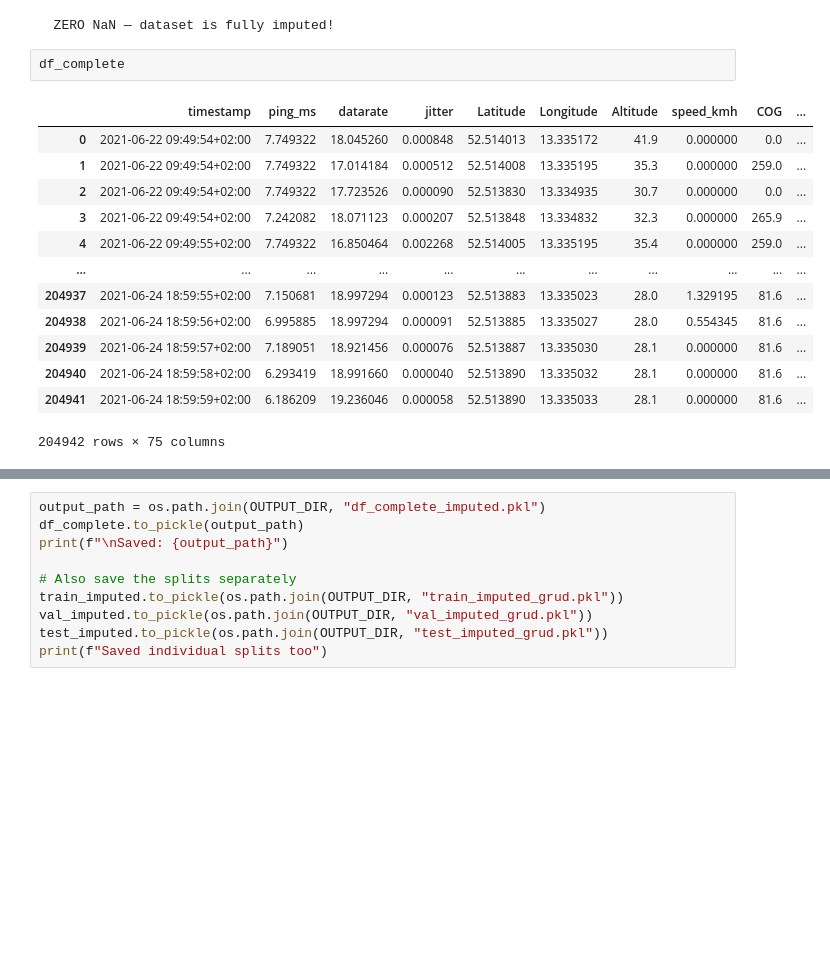
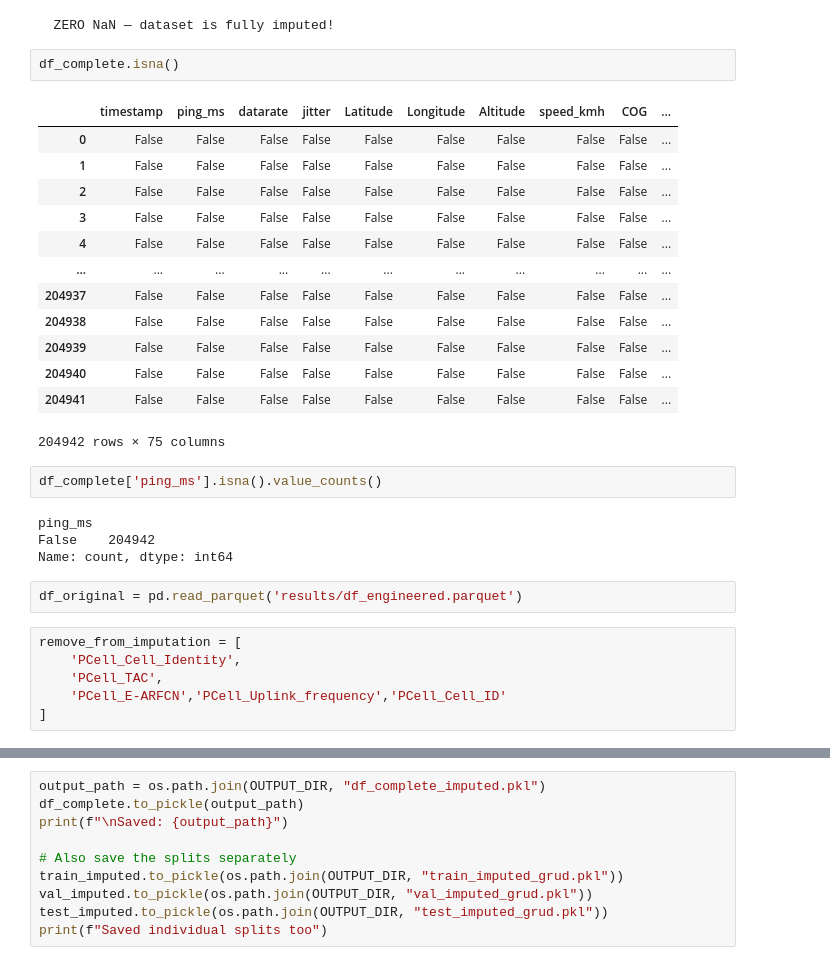
Before and after one commit to adikansara23-oss/ML-V2X-Project, a Jupyter notebook: Berlin V2X Implementation/009. Imputation.ipynb, the cells around one changed output, grey strips where cells are left out. Saved outputs shown, nothing was run; the diff lists cells and outputs as text; blank space fills up the shorter version.

```diff
--- a/Berlin V2X Implementation/009. Imputation.ipynb
+++ b/Berlin V2X Implementation/009. Imputation.ipynb
@@ -487,18 +487,32 @@ else:
 # %% [output]
   ZERO NaN — dataset is fully imputed!
 # %%
-df_complete
+df_complete.isna()
 # %% [output]
 |  | timestamp | ping_ms | datarate | jitter | Latitude | Longitude | Altitude | speed_kmh | COG | ... |
-| 0 | 2021-06-22 09:49:54+02:00 | 7.749322 | 18.045260 | 0.000848 | 52.514013 | 13.335172 | 41.9 | 0.000000 | 0.0 | ... |
-| 1 | 2021-06-22 09:49:54+02:00 | 7.749322 | 17.014184 | 0.000512 | 52.514008 | 13.335195 | 35.3 | 0.000000 | 259.0 | ... |
-| 2 | 2021-06-22 09:49:54+02:00 | 7.749322 | 17.723526 | 0.000090 | 52.513830 | 13.334935 | 30.7 | 0.000000 | 0.0 | ... |
-| 3 | 2021-06-22 09:49:54+02:00 | 7.242082 | 18.071123 | 0.000207 | 52.513848 | 13.334832 | 32.3 | 0.000000 | 265.9 | ... |
-| 4 | 2021-06-22 09:49:55+02:00 | 7.749322 | 16.850464 | 0.002268 | 52.514005 | 13.335195 | 35.4 | 0.000000 | 259.0 | ... |
+| 0 | False | False | False | False | False | False | False | False | False | ... |
+| 1 | False | False | False | False | False | False | False | False | False | ... |
+| 2 | False | False | False | False | False | False | False | False | False | ... |
+| 3 | False | False | False | False | False | False | False | False | False | ... |
+| 4 | False | False | False | False | False | False | False | False | False | ... |
 | ... | ... | ... | ... | ... | ... | ... | ... | ... | ... | ... |
-| 204937 | 2021-06-24 18:59:55+02:00 | 7.150681 | 18.997294 | 0.000123 | 52.513883 | 13.335023 | 28.0 | 1.329195 | 81.6 | ... |
-| 204938 | 2021-06-24 18:59:56+02:00 | 6.995885 | 18.997294 | 0.000091 | 52.513885 | 13.335027 | 28.0 | 0.554345 | 81.6 | ... |
-| 204939 | 2021-06-24 18:59:57+02:00 | 7.189051 | 18.921456 | 0.000076 | 52.513887 | 13.335030 | 28.1 | 0.000000 | 81.6 | ... |
-| 204940 | 2021-06-24 18:59:58+02:00 | 6.293419 | 18.991660 | 0.000040 | 52.513890 | 13.335032 | 28.1 | 0.000000 | 81.6 | ... |
-| 204941 | 2021-06-24 18:59:59+02:00 | 6.186209 | 19.236046 | 0.000058 | 52.513890 | 13.335033 | 28.1 | 0.000000 | 81.6 | ... |
+| 204937 | False | False | False | False | False | False | False | False | False | ... |
+| 204938 | False | False | False | False | False | False | False | False | False | ... |
+| 204939 | False | False | False | False | False | False | False | False | False | ... |
+| 204940 | False | False | False | False | False | False | False | False | False | ... |
+| 204941 | False | False | False | False | False | False | False | False | False | ... |
 204942 rows × 75 columns
+# %%
+df_complete['ping_ms'].isna().value_counts()
+# %% [output]
+ping_ms
+False    204942
+Name: count, dtype: int64
+# %%
+df_original = pd.read_parquet('results/df_engineered.parquet')
+# %%
+remove_from_imputation = [
+    'PCell_Cell_Identity',
+    'PCell_TAC',
+    'PCell_E-ARFCN','PCell_Uplink_frequency','PCell_Cell_ID'
+]
```
Also changed, not shown: parts of 6 cells of this notebook, 21 other files.
